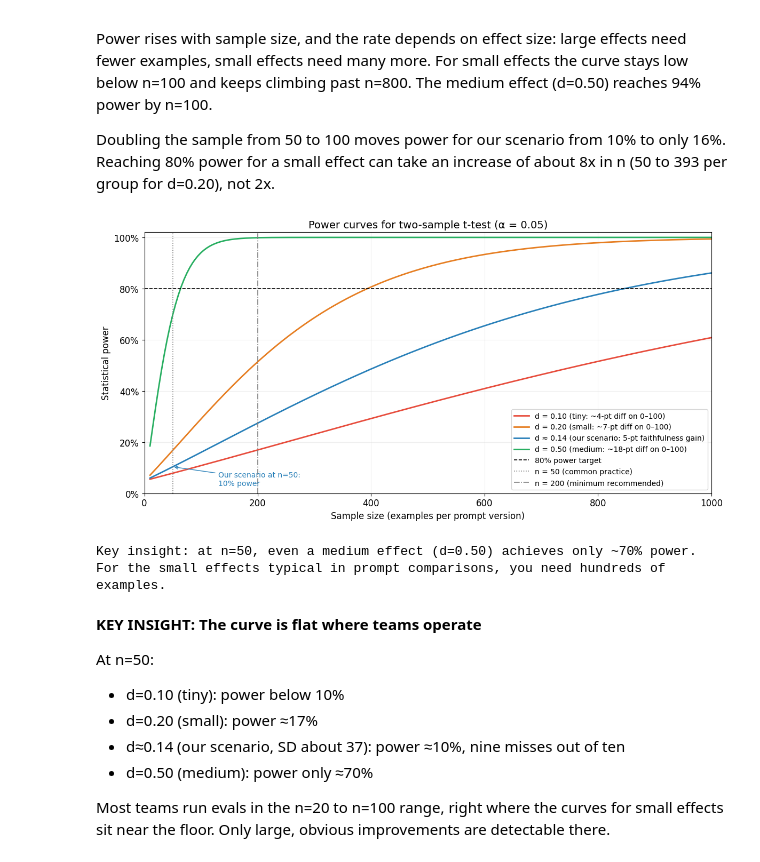
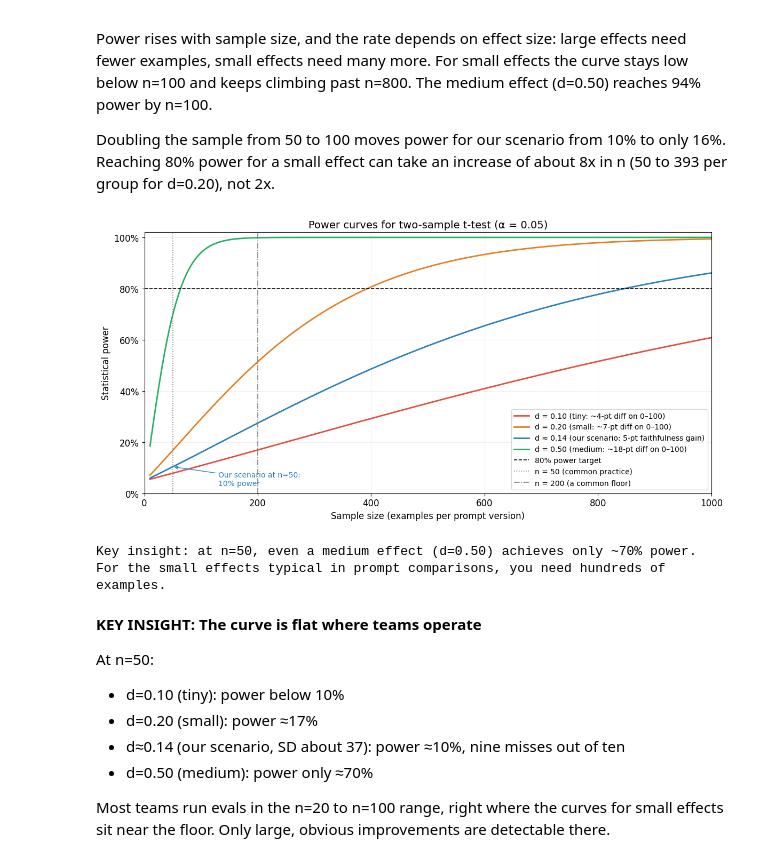
Before and after one commit to RudrenduPaul/statistical-testing-for-llm-evaluations, a Jupyter notebook: notebooks/01-power-analysis-llm-evals.ipynb, the cells around one changed output. Cells and saved outputs as stored; diff of their text form; code cells hidden in the pictures.

```diff
--- a/notebooks/01-power-analysis-llm-evals.ipynb
+++ b/notebooks/01-power-analysis-llm-evals.ipynb
@@ -422,36 +422,36 @@ ax.axhline(0.80, color='black', linestyle='--', linewidth=1.2, label='80% power
 # all but the largest effect sizes.
 ax.axvline(50, color='gray', linestyle=':', linewidth=1.2, label='n = 50 (common practice)')
 
-# n=200 is the practical minimum we recommend: still insufficient for tiny effects,
+# n=200 is a common floor: still insufficient for tiny effects,
 # but adequate for the medium range that most comparisons fall into
-ax.axvline(200, color='gray', linestyle='-.', linewidth=1.2, label='n = 200 (minimum recommended)')
+ax.axvline(200, color='gray', linestyle='-.', linewidth=1.2, label='n = 200 (a common floor)')
 
 ax.set_xlabel('Sample size (examples per prompt version)')
 ax.set_ylabel('Statistical power')
 ax.set_title('Power curves for two-sample t-test (α = 0.05)')
 ax.set_ylim(0, 1.02)
 ax.set_xlim(0, 1000)
 # Format y-axis as percentages to make the 80% target immediately readable
 ax.yaxis.set_major_formatter(plt.FuncFormatter(lambda y, _: f'{y:.0%}'))
 ax.legend(loc='lower right', fontsize=10)
 
 # Arrow annotation marking where our scenario falls at n=50
 ax.annotate(
     f'Our scenario at n=50:\n{power_50:.0%} power',
     xy=(50, power_50),
     xytext=(130, 0.03),
     arrowprops=dict(arrowstyle='->', color='#2980b9'),
     color='#2980b9',
     fontsize=10
 )
 
 plt.tight_layout()
 plt.show()
 
 print("\nKey insight: at n=50, even a medium effect (d=0.50) achieves only ~70% power.")
 print("For the small effects typical in prompt comparisons, you need hundreds of examples.")
 # %% [output]
-[figure, old version]
+[figure, new version]
 Key insight: at n=50, even a medium effect (d=0.50) achieves only ~70% power.
 For the small effects typical in prompt comparisons, you need hundreds of examples.
 # %% [markdown]
```
Also changed, not shown: 1 other file.
